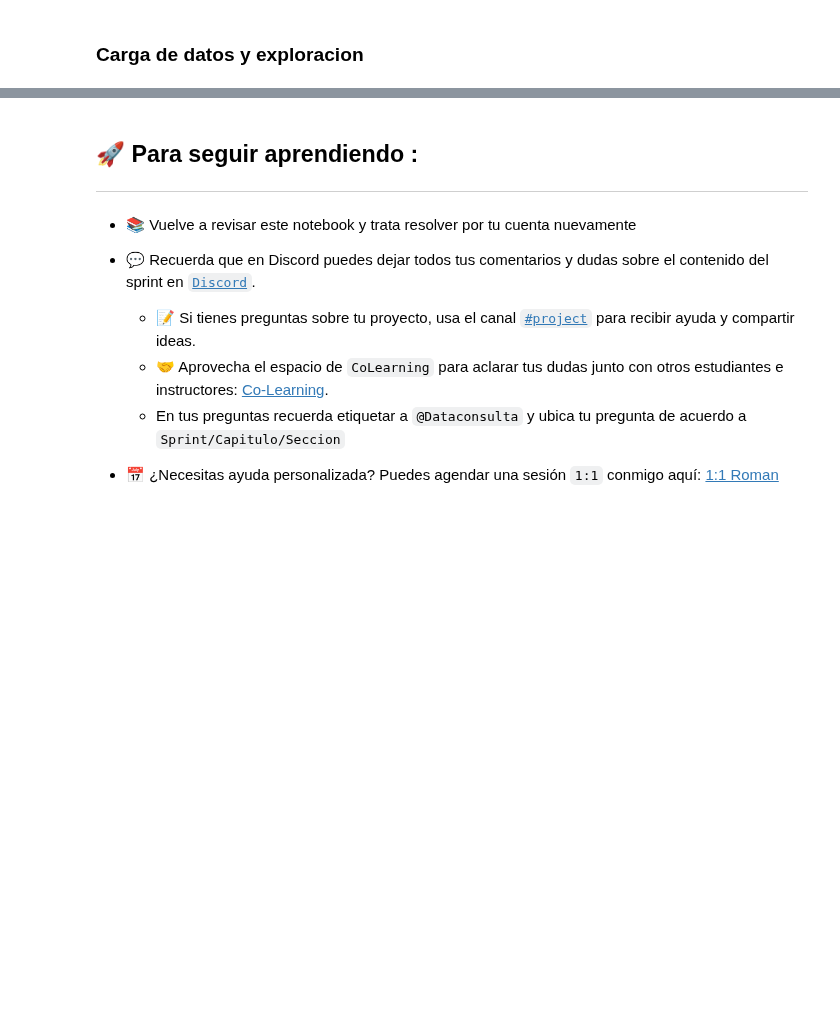
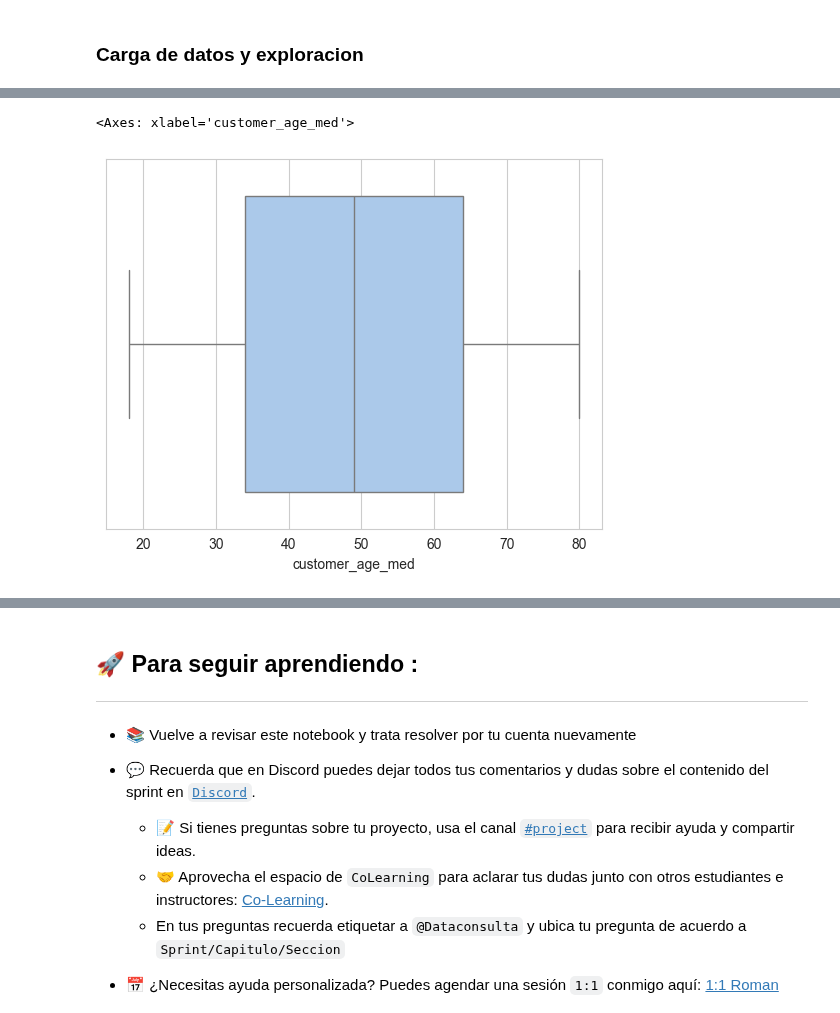
Before and after one commit to zyntonyson/bootcamp_ds_da, a Jupyter notebook: 07-da-v8-patrones-outliers/19-da-v8-preparacion-datos.ipynb, the cells around one changed output, grey strips where cells are left out. Saved outputs shown, nothing was run; the diff lists cells and outputs as text; code cells hidden in the pictures; blank space fills up the shorter version.

```diff
--- a/07-da-v8-patrones-outliers/19-da-v8-preparacion-datos.ipynb
+++ b/07-da-v8-patrones-outliers/19-da-v8-preparacion-datos.ipynb
@@ -136,0 +223,2 @@ oecd_city_economy.groupby('Country')['city_gdp_capita'].sum().reset_index().plot
+# %%
+everpeak_retail['customer_age'] = everpeak_retail['customer_age'].replace(-999,None)
@@ -136,0 +243,5 @@ oecd_city_economy.groupby('Country')['city_gdp_capita'].sum().reset_index().plot
+# %%
+sns.boxplot(data=everpeak_retail,x='customer_age_med')
+# %% [output]
+<Axes: xlabel='customer_age_med'>
+[figure, added]
```
Also changed, not shown: parts of 76 cells of this notebook, 2 other files.
